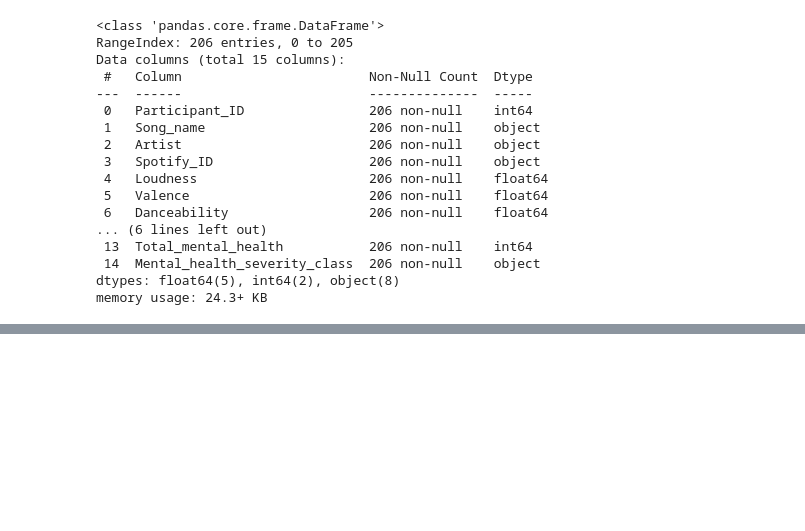
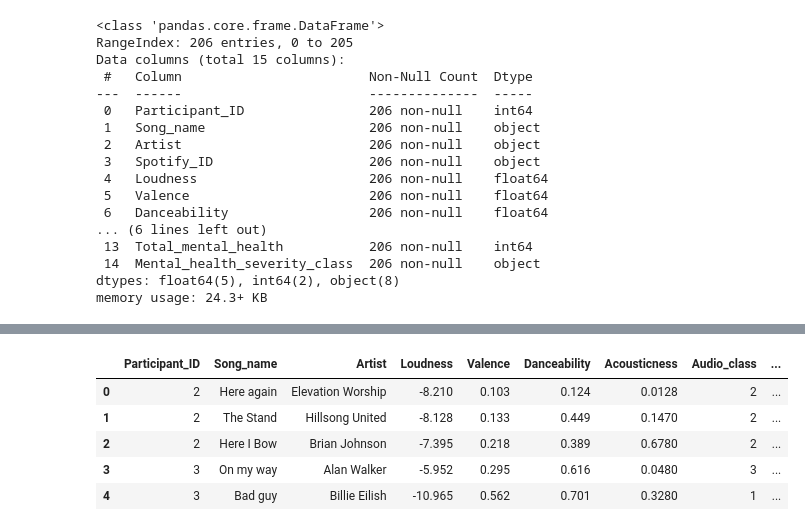
Before and after one commit to Delphine-Jean/Delphine-Jean_portfolio, a Jupyter notebook: Portfolio Data Science/Music and mental health data/Mental_Health_music.ipynb, the cells around one changed output, grey strips where cells are left out. Drawn from its saved outputs; the diff is of its cells as text; code cells hidden in the pictures; blank space fills up the shorter version.

```diff
--- a/Portfolio Data Science/Music and mental health data/Mental_Health_music.ipynb
+++ b/Portfolio Data Science/Music and mental health data/Mental_Health_music.ipynb
@@ -113,0 +101,11 @@ memory usage: 9.8 KB
+# %%
+dataset = dataset.iloc[: , [0,1,2,4,5,6,7,9,11,12,13,14]]
+
+dataset.head()
+# %% [output]
+|  | Participant_ID | Song_name | Artist | Loudness | Valence | Danceability | Acousticness | Audio_class | ... |
+| 0 | 2 | Here again | Elevation Worship | -8.210 | 0.103 | 0.124 | 0.0128 | 2 | ... |
+| 1 | 2 | The Stand | Hillsong United | -8.128 | 0.133 | 0.449 | 0.1470 | 2 | ... |
+| 2 | 2 | Here I Bow | Brian Johnson | -7.395 | 0.218 | 0.389 | 0.6780 | 2 | ... |
+| 3 | 3 | On my way | Alan Walker | -5.952 | 0.295 | 0.616 | 0.0480 | 3 | ... |
+| 4 | 3 | Bad guy | Billie Eilish | -10.965 | 0.562 | 0.701 | 0.3280 | 1 | ... |
```
Also changed, not shown: parts of 12 cells of this notebook.
